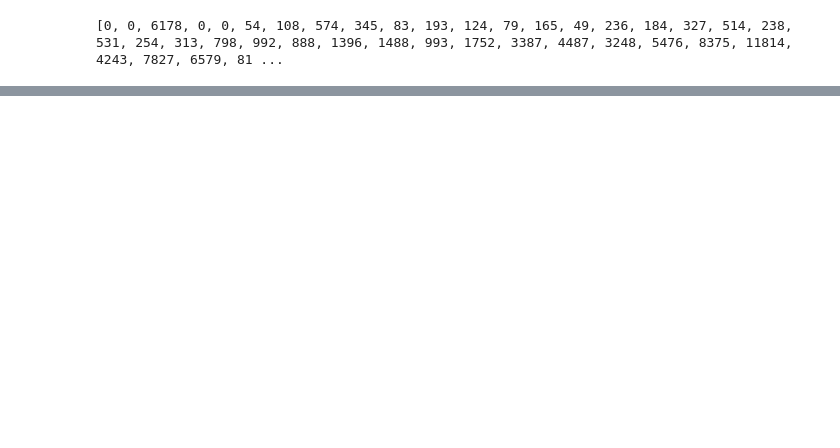
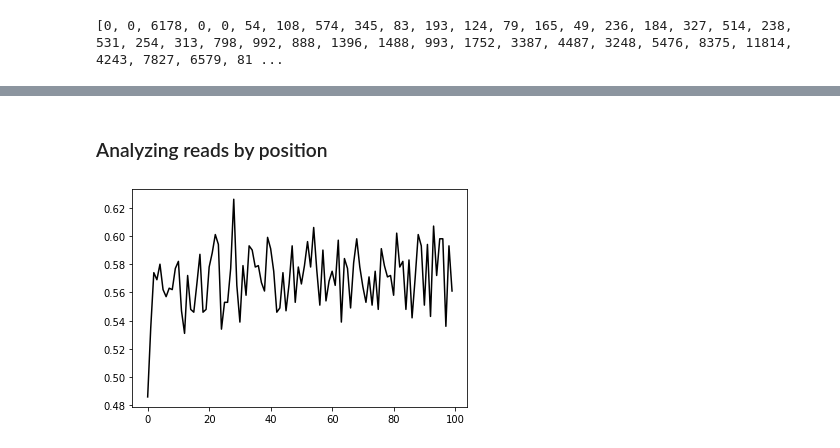
Before and after one commit to simoneperazzoli/InfoGenSeq, a Jupyter notebook: Analyzing-DNA-sequences-PythonTutorial.ipynb, the cells around one changed output, grey strips where cells are left out. Drawn from its saved outputs; the diff is of its cells as text; code cells hidden in the pictures; blank space fills up the shorter version.

```diff
--- a/Analysing-DNA-sequences-PythonTutorial.ipynb
+++ b/Analyzing-DNA-sequences-PythonTutorial.ipynb
@@ -146,0 +184,26 @@ plt.show()
+# %% [markdown]
+### Analyzing reads by position
+# %%
+#Plot the GC content at each position in the reads
+#For human genome, our case, the gc content is > 0.5
+
+def findGCByPos(reads):
+    ''' Find the GC ratio at each position in the read '''
+    # Keep track of the number of G/C bases and the total number of bases at each position
+    gc = [0] * 100
+    totals = [0] * 100
+    for read in reads:
+        for i in range(len(read)):
+            if read[i] == 'C' or read[i] == 'G':
+                gc[i] += 1
+            totals[i] += 1
+    # Divide G/C counts by total counts to get the average at each position
+    for i in range(len(gc)):
+        if totals[i] > 0:
+            gc[i] /= float(totals[i])
+    return gc
+gc = findGCByPos(seqs)
+plt.plot(range(len(gc)), gc, 'k')
+plt.show()
+# %% [output]
+[figure, added]
```
Also changed, not shown: parts of 11 cells of this notebook.
